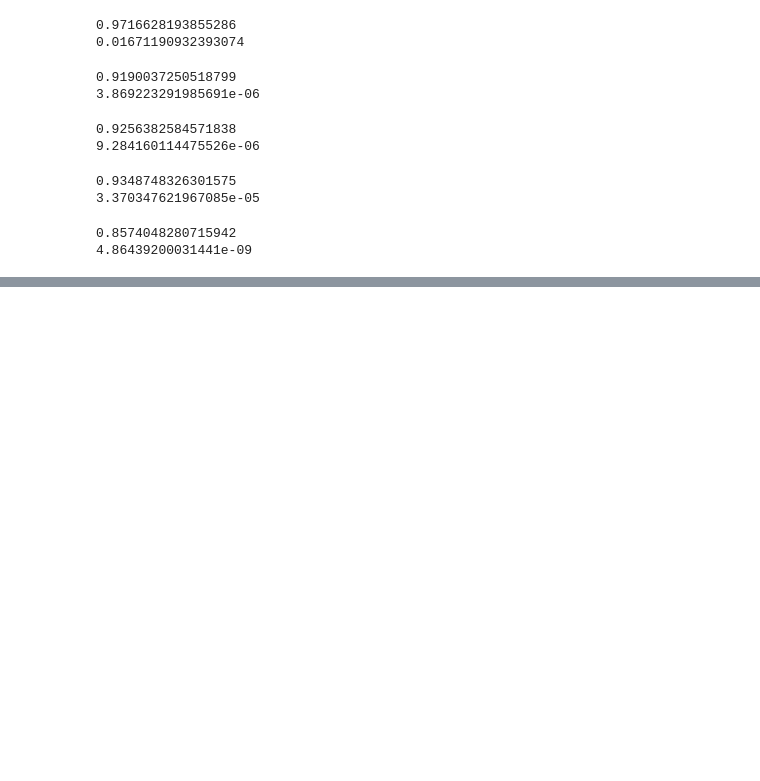
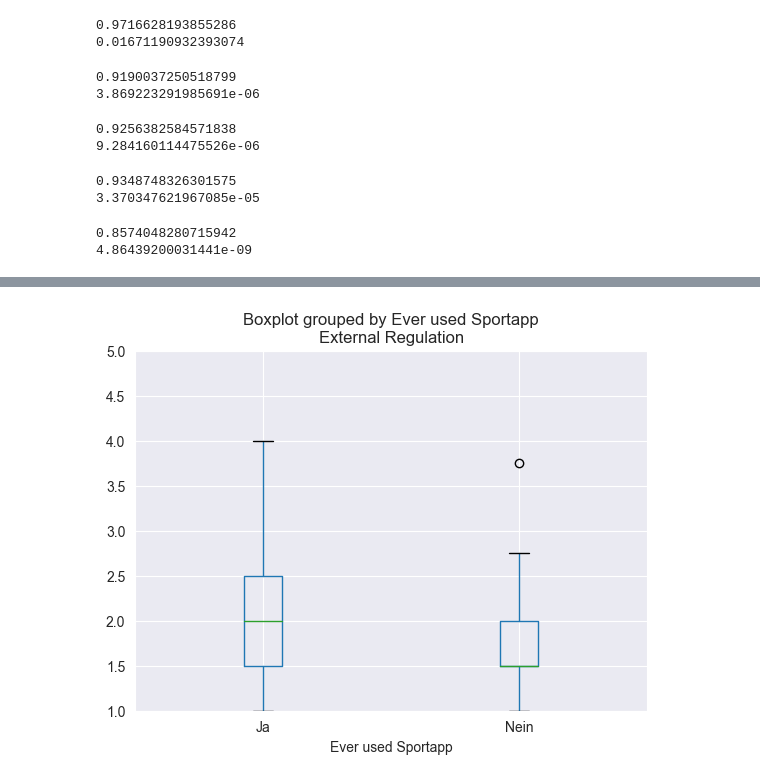
Before and after one commit to leaambrosius/emse, a Jupyter notebook: data_analysis.ipynb, the cells around one changed output, grey strips where cells are left out. Cells and saved outputs as stored; diff of their text form; code cells hidden in the pictures; blank space fills up the shorter version.

```diff
--- a/data_analysis.ipynb
+++ b/data_analysis.ipynb
@@ -179,0 +192,6 @@ print(p_value)
+# %%
+data.boxplot(column='External Regulation', by='Ever used Sportapp')
+plt.ylim(1, 5)
+plt.show()
+# %% [output]
+[figure, added]
```
Also changed, not shown: parts of 16 cells of this notebook.
